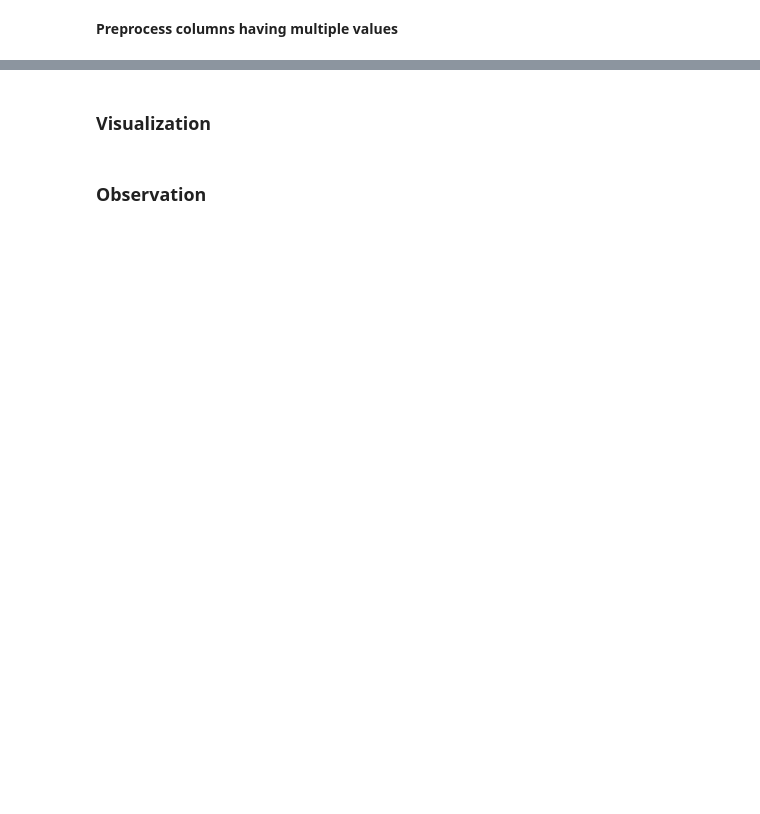
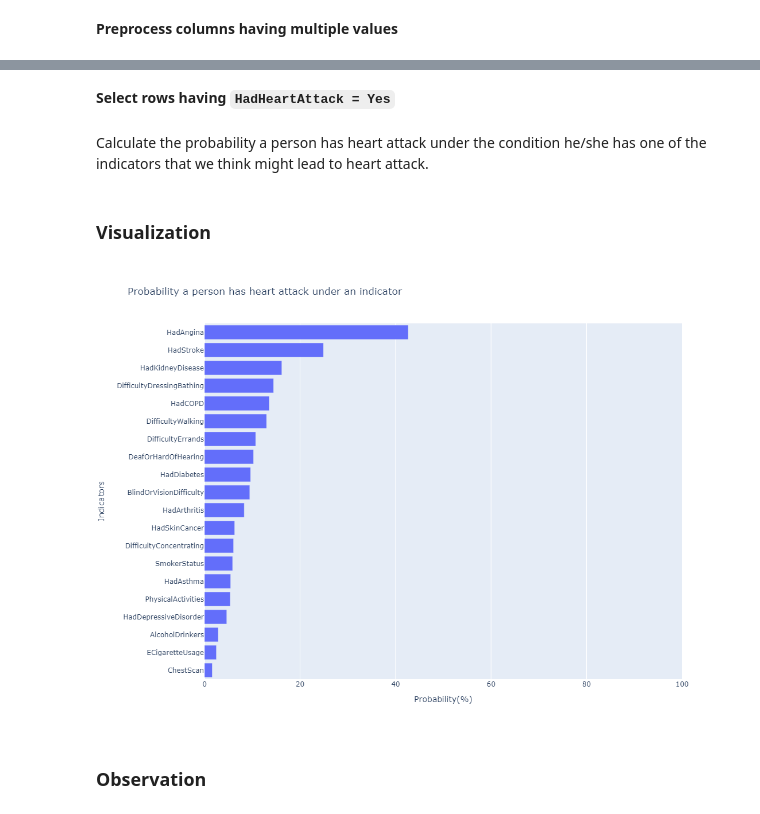
Before and after one commit to NgHuyen137/PDS_Final_Project, a Jupyter notebook: notebooks/2.0-eda.ipynb, the cells around one changed output, grey strips where cells are left out. Saved outputs shown, nothing was run; the diff lists cells and outputs as text; code cells hidden in the pictures; blank space fills up the shorter version.

Commit message:
Answer question 1 using conditional probability (not done observation)

```diff
--- a/notebooks/2.0-eda.ipynb
+++ b/notebooks/2.0-eda.ipynb
@@ -58,27 +107,48 @@ multiple_val_cols
+# %% [markdown]
+**Select rows having `HadHeartAttack = Yes`**
+# %%
+heart_attack_df = cleaned_data_copy[cleaned_data_copy['HadHeartAttack'] == 'Yes']
+# %% [markdown]
+Calculate the probability a person has heart attack under the condition he/she has one of the indicators that we think might lead to heart attack.
 # %%
+# Select columns having only yes and no values
 yes_no_cols = heart_attack_df.columns[(heart_attack_df.isin(['Yes', 'No']).all()) & (heart_attack_df.columns != 'HadHeartAttack')]
+
+# Seperate yes_no_cols into two different lists
+# no_cols: a list containing all columns' names that we will use only No value
+# yes_cols: a list containing all columns' names that we will use only Yes value
 no_cols = ['PhysicalActivities', 'ChestScan']
 yes_cols = yes_no_cols[~yes_no_cols.isin(no_cols)]
 
-def cal_yes_percentage(col):
-    counts = col.value_counts(normalize=True) * 100
-    return counts['Yes'].round(2)
+def count_yes(col):
+    counts = col.value_counts()
+    return counts['Yes']
 
-def cal_no_percentage(col):
-    counts = col.value_counts(normalize=True) * 100
-    return counts['No'].round(2)
+def count_no(col):
+    counts = col.value_counts()
+    return counts['No']
 
-yes_percentage = heart_attack_df[yes_cols].agg(cal_yes_percentage)
-no_percentage = heart_attack_df[no_cols].agg(cal_no_percentage)
-multiple_val_percentage = multiple_val_cols.agg(cal_yes_percentage)
-concatenated_series = pd.concat([yes_percentage, no_percentage, multiple_val_percentage])
-concatenated_series = concatenated_series.sort_values(ascending=True)
+# Calculate conditional probability
+ # The number of people has the particular indicator
+num_yes = cleaned_data_copy[yes_cols].agg(count_yes)
+num_no = cleaned_data_copy[no_cols].agg(count_no)
+num_has_indicator = pd.concat([num_yes, num_no])
+
+# The number of people has both the particular indicator and heart attack
+num_yes = heart_attack_df[yes_cols].agg(count_yes)
+num_no = heart_attack_df[no_cols].agg(count_no)
+num_has_indicator_heart_attack = pd.concat([num_yes, num_no])
+
+prop_heart_attack_under_indicator = (num_has_indicator_heart_attack * 100 / num_has_indicator).round(2)
+prop_heart_attack_under_indicator = prop_heart_attack_under_indicator.sort_values()
 # %% [markdown]
 ### Visualization
 # %%
-fig = px.bar(concatenated_series, x = concatenated_series.values, y = concatenated_series.index,
-             title = 'Percentage of impact of each indicator', labels = {'x': 'Percentage(%)', 'index': 'Indicators'}, range_x = (0, 100))
+fig = px.bar(prop_heart_attack_under_indicator, x = prop_heart_attack_under_indicator.values, y = prop_heart_attack_under_indicator.index,
+             title = 'Probability a person has heart attack under an indicator', labels = {'x': 'Probability(%)', 'index': 'Indicators'}, range_x = (0, 100))
 fig.update_layout(height=800, width=800)
 fig.show()
+# %% [output]
+[figure, added]
 # %% [markdown]
 ### Observation
```
Also changed, not shown: parts of 9 cells of this notebook.
